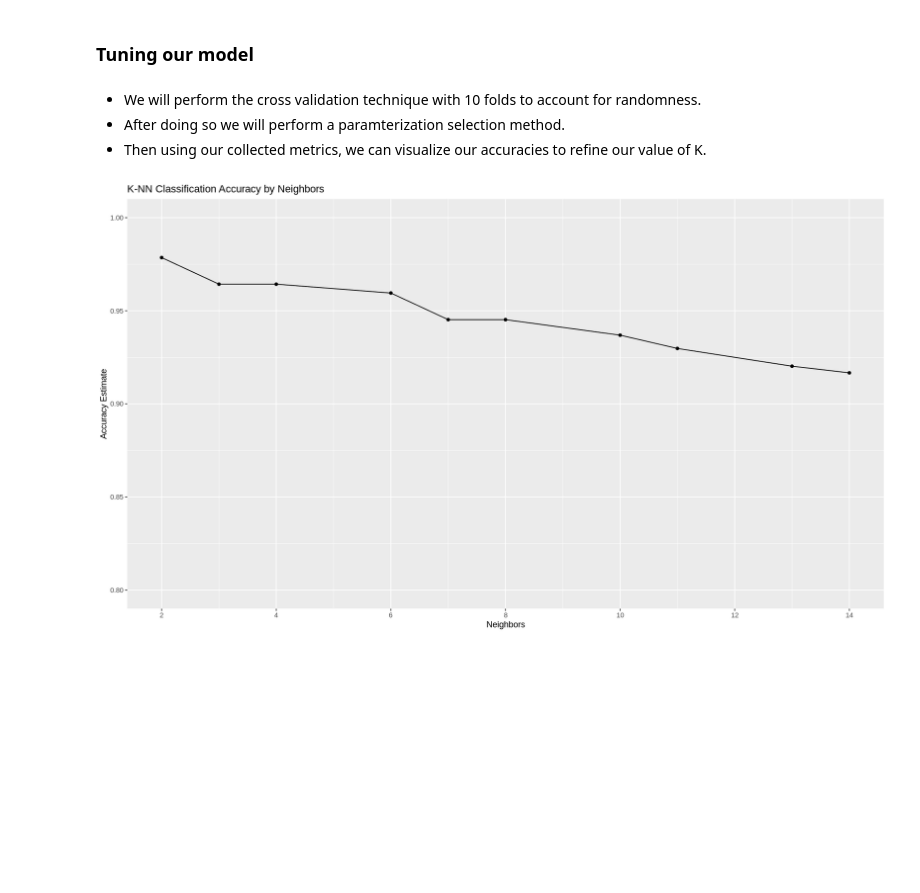
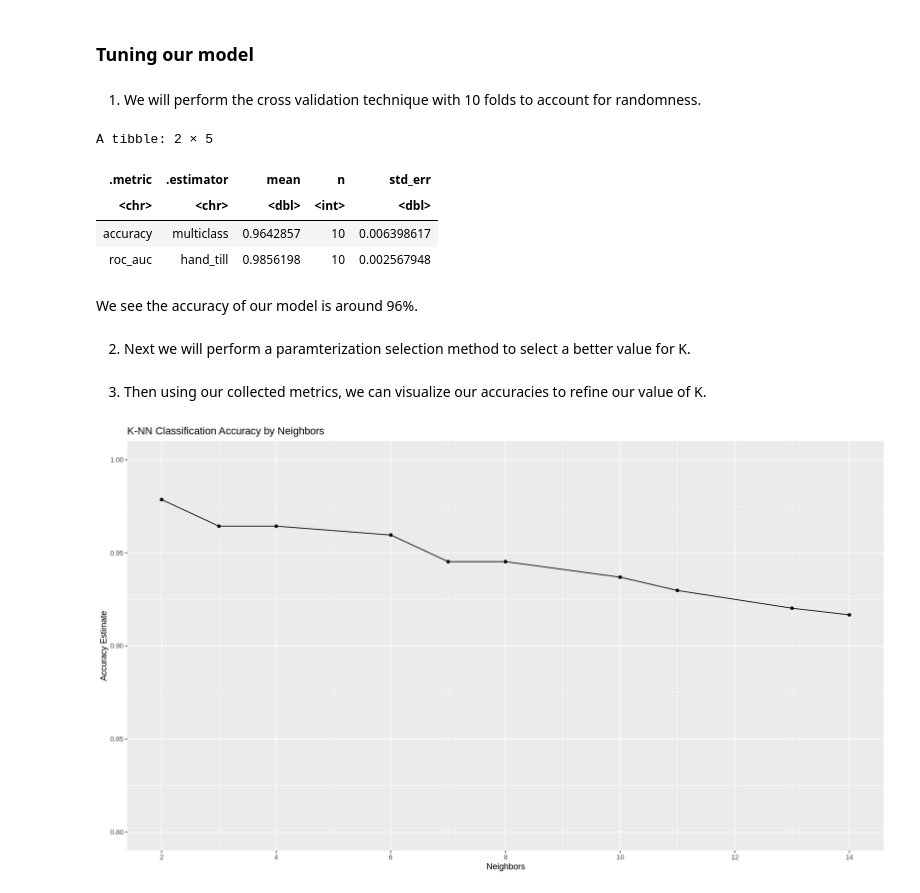
Before and after one commit to calamari99/Facebook-Post-Predictor, a Jupyter notebook: main.ipynb, the cells around one changed output. Cells and saved outputs as stored; diff of their text form; code cells hidden in the pictures; blank space fills up the shorter version.

```diff
--- a/main.ipynb
+++ b/main.ipynb
@@ -357,3 +357,24 @@ A tibble: 2 × 3
 We found that our current accuracy against our validation set is roughly 72.22%. We will continue to tune our model in the following steps.
 # %% [markdown]
 ### Tuning our model
+# %% [markdown]
+1. We will perform the cross validation technique with 10 folds to account for randomness.
+# %%
+set.seed(99)
+unpaid_vfold <- vfold_cv(upsampled_cancer, v = 10, strata = Type)
+
+unpaid_fit_v2 <- workflow() %>%
+      add_recipe(unpaid_recipe) %>%
+      add_model(knn_spec) %>%
+      fit_resamples(resamples = unpaid_vfold) %>% collect_metrics()
+unpaid_fit_v2
+# %% [output]
+A tibble: 2 × 5
+| .metric | .estimator | mean | n | std_err |
+| <chr> | <chr> | <dbl> | <int> | <dbl> |
+| accuracy | multiclass | 0.9642857 | 10 | 0.006398617 |
+| roc_auc | hand_till | 0.9856198 | 10 | 0.002567948 |
+# %% [markdown]
+We see the accuracy of our model is around 96%.
+# %% [markdown]
+2. Next we will perform a paramterization selection method to select a better value for K.
@@ -360,5 +394,3 @@ We found that our current accuracy against our validation set is roughly 72.22%.
 # %% [markdown]
-- We will perform the cross validation technique with 10 folds to account for randomness.
-- After doing so we will perform a paramterization selection method.
-- Then using our collected metrics, we can visualize our accuracies to refine our value of K.
+3. Then using our collected metrics, we can visualize our accuracies to refine our value of K.
 # %%
```
Also changed, not shown: parts of 3 cells of this notebook.
